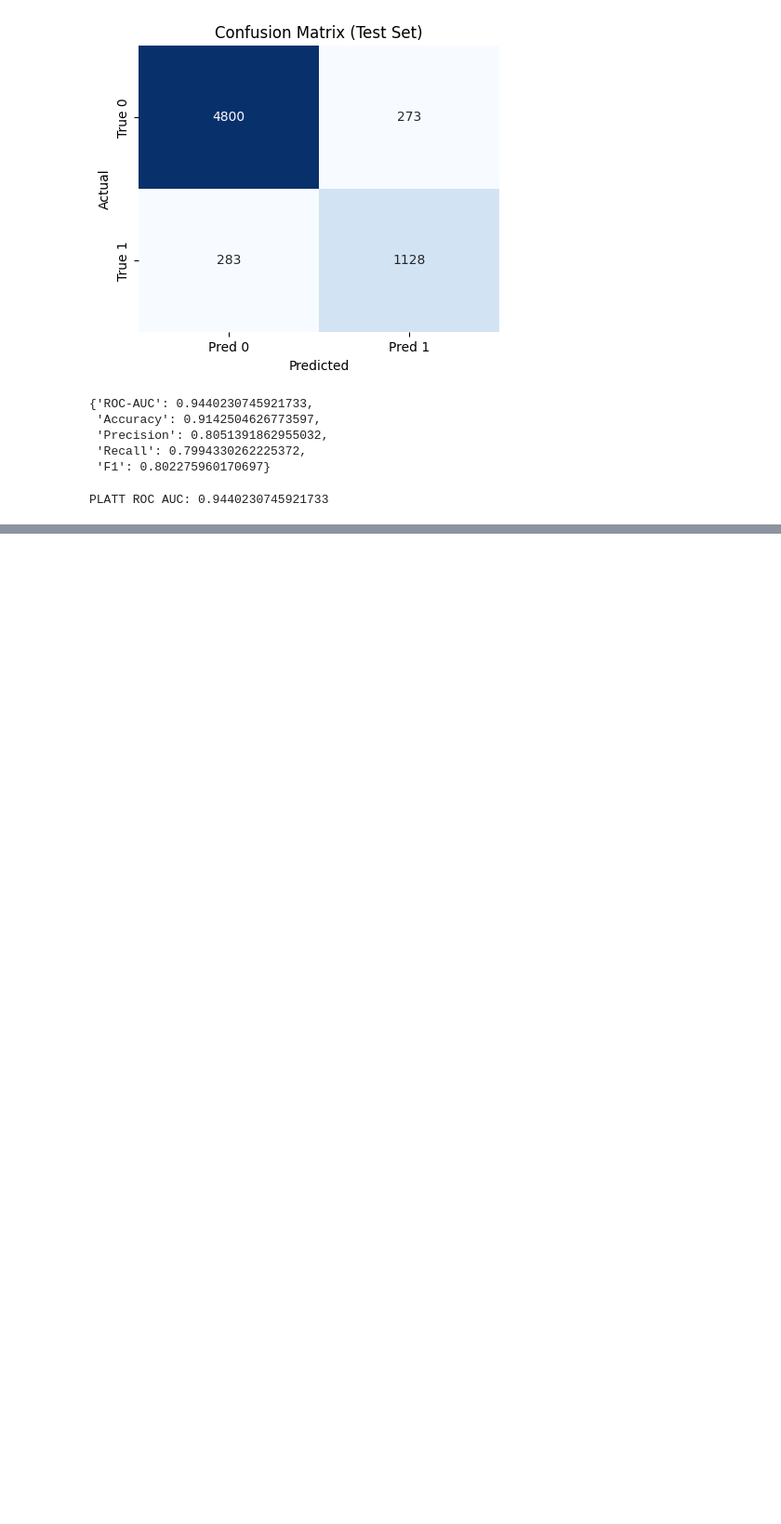
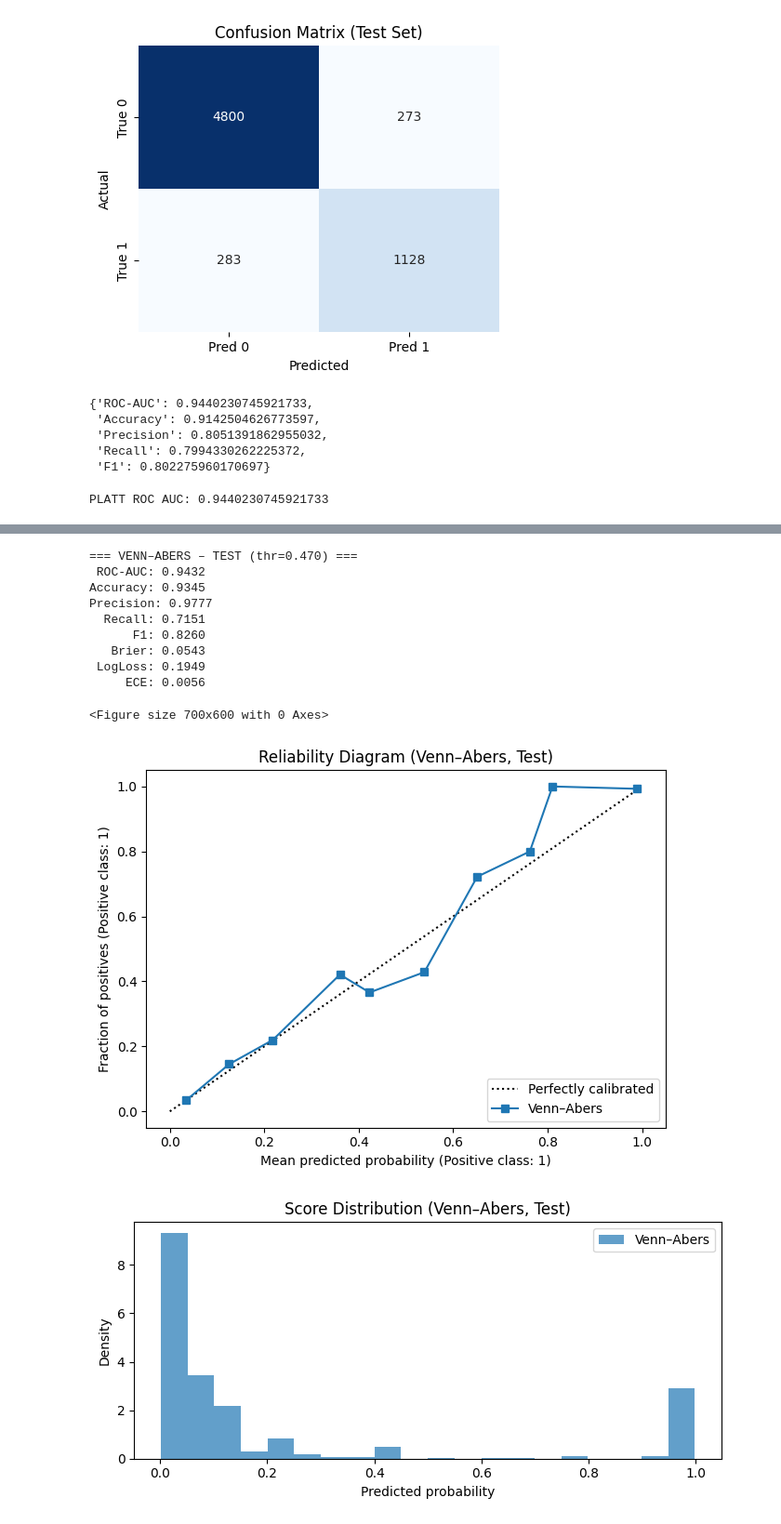
Before and after one commit to sandrokhizanishvili/Credit-Risk-Model-Calibration, a Jupyter notebook: gbm.ipynb, the cells around one changed output, grey strips where cells are left out. Shown at 93% size. Cells and saved outputs as stored; diff of their text form; code cells hidden in the pictures; blank space fills up the shorter version.

Commit message:
isotonic and venn abbers added.

```diff
--- a/gbm.ipynb
+++ b/gbm.ipynb
@@ -241,0 +242,53 @@ Precision: 0.8792
+# %%
+import numpy as np
+import matplotlib.pyplot as plt
+from sklearn.calibration import CalibrationDisplay
+from venn_abers import VennAbersCalibrator
+
+THR = 0.47
+
+# --- Validation'ı kalibrasyon seti olarak kullan ---
+p_cal_full  = np.asarray(xgb_model.predict_proba(X_va))   # (n_val, 2)
+p_test_full = np.asarray(xgb_model.predict_proba(X_te))   # (n_test, 2)
+
+va = VennAbersCalibrator()
+p_va_point, p_va_bounds = va.predict_proba(
+    p_cal=p_cal_full,
+    y_cal=np.asarray(y_va).ravel().astype(int),
+    p_test=p_test_full,
+    p0_p1_output=True
+)
+
+if p_va_point is not None:
+    p_va = p_va_point if p_va_point.ndim == 1 else p_va_point[:, 1]
+else:
+    p_va = p_va_bounds.mean(axis=1)
+
+# --- Test metrikleri ---
+print_block("VENN–ABERS – TEST", y_te, p_va, THR)
+
+# --- Reliability diagram ---
+plt.figure(figsize=(7,6))
+CalibrationDisplay.from_predictions(y_true=y_te, y_prob=p_va, n_bins=10, name="Venn–Abers")
+plt.title("Reliability Diagram (Venn–Abers, Test)")
+plt.tight_layout(); plt.show()
+
+# --- Skor histogramı ---
+plt.figure(figsize=(7,3.5))
+plt.hist(p_va, bins=20, alpha=0.7, label="Venn–Abers", density=True)
+plt.xlabel("Predicted probability"); plt.ylabel("Density"); plt.legend()
+plt.title("Score Distribution (Venn–Abers, Test)")
+plt.tight_layout(); plt.show()
+# %% [output]
+=== VENN–ABERS – TEST (thr=0.470) ===
+ ROC-AUC: 0.9432
+Accuracy: 0.9345
+Precision: 0.9777
+  Recall: 0.7151
+      F1: 0.8260
+   Brier: 0.0543
+ LogLoss: 0.1949
+     ECE: 0.0056
+<Figure size 700x600 with 0 Axes>
+[figure, added]
+[figure, added]
```
Also changed, not shown: parts of 4 cells of this notebook.
